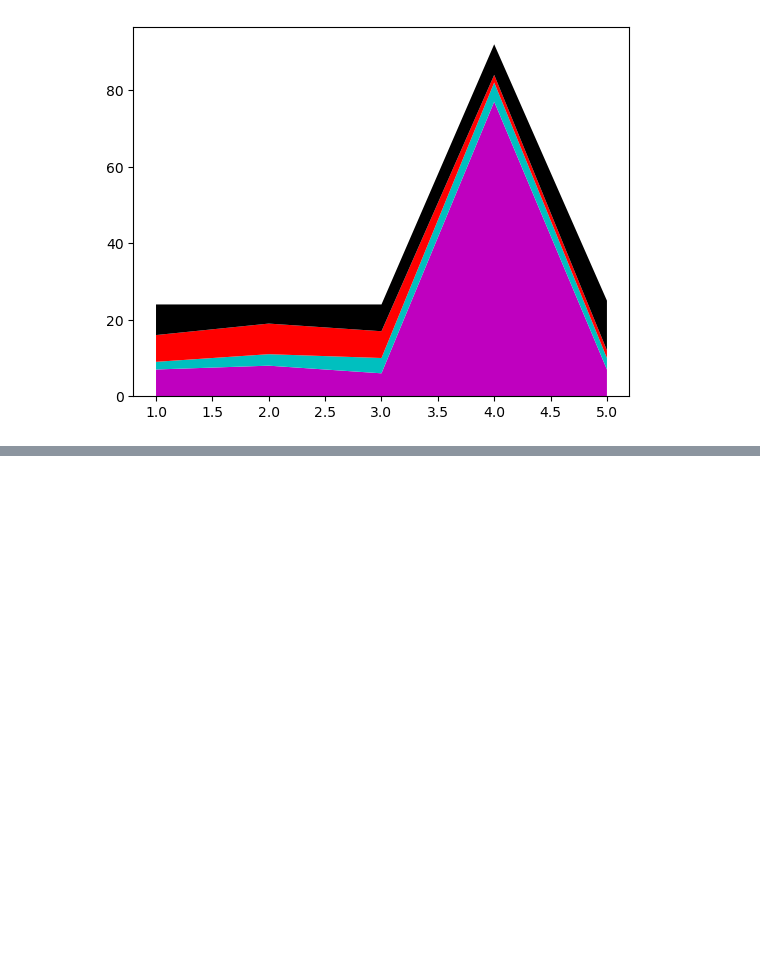
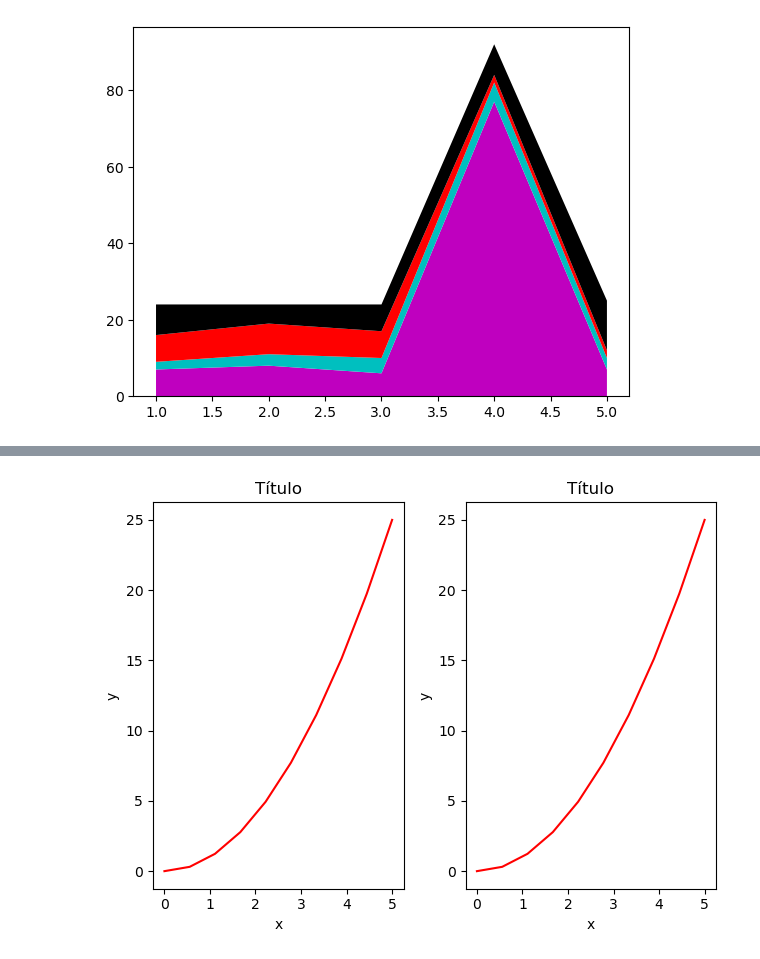
Before and after one commit to leandroclv/DSA_Python, a Jupyter notebook: POO/Matplot.ipynb, the cells around one changed output, grey strips where cells are left out. Drawn from its saved outputs; the diff is of its cells as text; code cells hidden in the pictures; blank space fills up the shorter version.

```diff
--- a/POO/Matplot.ipynb
+++ b/POO/Matplot.ipynb
@@ -100,0 +163,22 @@ plt.show()
+# %%
+#Gráficos de linha em paralelo
+
+#dados
+
+x = linspace(0,5,10)
+y = x ** 2
+
+#Divide a área de plotagem em dois subplots
+fig, axes = plt.subplots(nrows=1, ncols=2)
+
+#loop pelos eixos para criar cada plot
+for ax in axes:
+    ax.plot(x,y,'r')
+    ax.set_xlabel('x')
+    ax.set_ylabel('y')
+    ax.set_title('Título')
+
+#Ajusta o layout
+fig.tight_layout()
+# %% [output]
+[figure, added]
```
Also changed, not shown: parts of 6 cells of this notebook.
